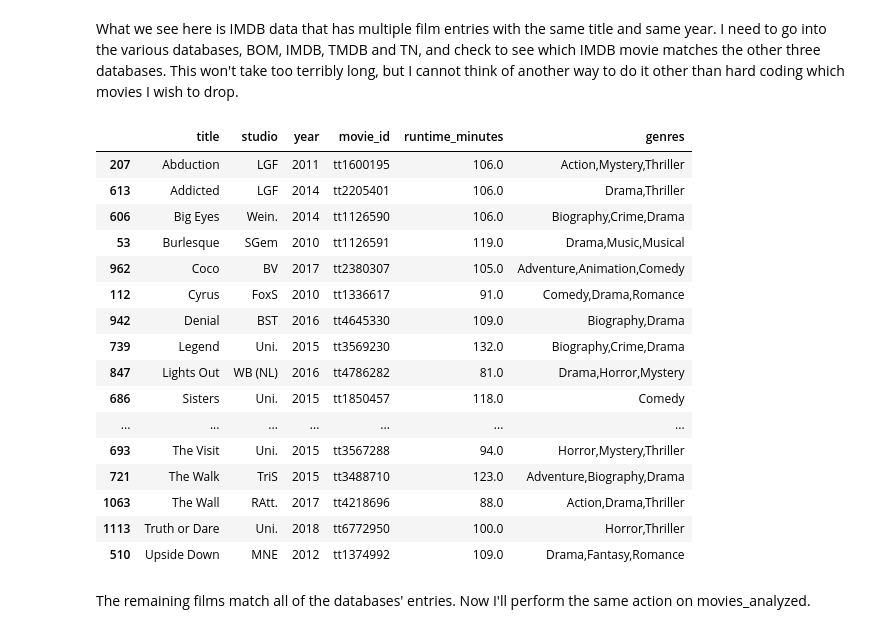
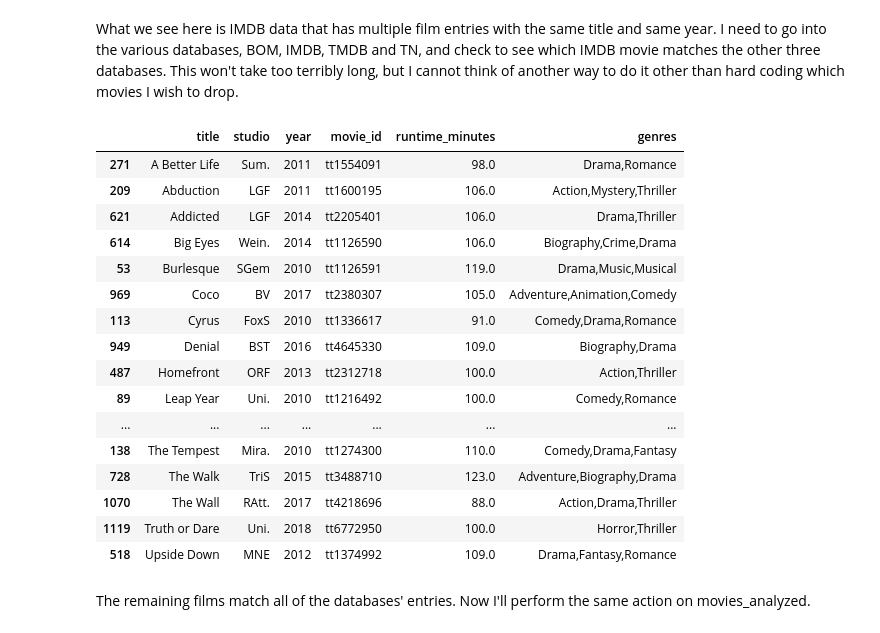
Before and after one commit to FunkyTable/Project-1-Data-Cleaning-of-Movie-Tables, a Jupyter notebook: Project_Notebook.ipynb, the cells around one changed output. Saved outputs shown, nothing was run; the diff lists cells and outputs as text; code cells hidden in the pictures.

```diff
--- a/Project_Notebook.ipynb
+++ b/Project_Notebook.ipynb
@@ -655,7 +673,8 @@ See the caveats in the documentation: https://pandas.pydata.org/pandas-docs/stab
 Again, same titles, different years. We'll drop these.
 # %%
 movies_analyzed.drop(movies_to_drop.index, inplace=True)
-movies_analyzed.drop(movies_analyzed[(movies_analyzed['year'] != movies_analyzed['tn_year'])].index, inplace=True)
+movies_analyzed.drop(movies_analyzed[(movies_analyzed[
+    'year'] != movies_analyzed['tn_year'])].index, inplace=True)
 # %% [markdown]
 I'll check to see what titles are still repeating.
 # %%
@@ -673,11 +692,13 @@ duplicated_titles = movies_analyzed[movies_analyzed['movie_id'].duplicated
                                     (keep=False)].sort_values('title')
 duplicated_titles = duplicated_titles.iloc[:,1:].reset_index()
 duplicated_titles['duped_title'] = duplicated_titles['movie_id'].duplicated()
-duplicated_titles['duped_year'] = duplicated_titles['year'].duplicated().astype(bool)
+duplicated_titles['duped_year'] = duplicated_titles['year'].duplicated(
+).astype(bool)
 duplicated_titles['drop'] = False
 
 for x in range(len(duplicated_titles)):
-    if (duplicated_titles['duped_title'][x] == True and duplicated_titles['duped_year'][x] == True):
+    if (duplicated_titles['duped_title'][x] == True and duplicated_titles[
+        'duped_year'][x] == True):
         duplicated_titles['drop'][x] = True
 
 
@@ -711,7 +732,8 @@ pd.set_option("display.max_rows", 60, "display.max_columns", None)
 # %% [markdown]
 Indeed, if both the title and year are identical, one needs to be dropped. I'll move forward with the drop and check to see if there are still any duplicated movie titles.
 # %%
-duplicated_titles.drop(duplicated_titles[duplicated_titles['drop'] == False].index, inplace=True)
+duplicated_titles.drop(duplicated_titles[duplicated_titles[
+    'drop'] == False].index, inplace=True)
 movies_analyzed.drop(duplicated_titles['level_0'], inplace=True)
 
 movies_analyzed['title'].duplicated().sum()
@@ -722,5 +744,7 @@ Funny enough, there are twenty three pairs, or 46 films, that have the same titl
 # %%
-test = movies_analyzed[movies_analyzed['title'].duplicated(keep=False)].sort_values('title')[['title', 'studio', 'year', 'movie_id','runtime_minutes','genres']]
+test = movies_analyzed[movies_analyzed['title'].duplicated(
+    keep=False)].sort_values('title')[['title', 'studio', 'year', 'movie_id',
+                                       'runtime_minutes','genres']]
 test
 # %% [output]
 |  | title | studio | year | movie_id | runtime_minutes | genres |
@@ -744,35 +768,37 @@ test
 What we see here is IMDB data that has multiple film entries with the same title and same year. I need to go into the various databases, BOM, IMDB, TMDB and TN, and check to see which IMDB movie matches the other three databases. This won't take too terribly long, but I cannot think of another way to do it other than hard coding which movies I wish to drop.
 # %%
 #These are the IMDB movie_id numbers for the films that need to be deleted.
-imposter_films = ['tt2447982', 'tt3435418', 'tt4317898', 'tt1586713',
-                  'tt7002100', 'tt1327709', 'tt5897002', 'tt3381068',
-                  'tt5328340', 'tt4793074', 'tt7785302', 'tt5738152',
-                  'tt1825978', 'tt1472211', 'tt4982356', 'tt6353886',
-                  'tt1683003', 'tt3833746', 'tt2159988', 'tt7578246',
-                  'tt6845582', 'tt6869948', 'tt2105043']
+imposter_films = ['tt2027265', 'tt2447982', 'tt3435418', 'tt4317898',
+                  'tt1586713', 'tt7002100', 'tt1327709', 'tt5897002',
+                  'tt2558484', 'tt1537401', 'tt5328340', 'tt4793074',
+                  'tt7785302', 'tt5738152', 'tt1825978', 'tt1472211',
+                  'tt2926868', 'tt4935746', 'tt4982356', 'tt6353886',
+                  'tt1683003', 'tt2159988', 'tt7578246', 'tt6845582',
+                  'tt6869948', 'tt2105043']
 
-#I'll test to make sure dropping these films will leave me with the ones I want to keep.
+#I'll test to make sure dropping these films will leave me with the ones
+#I want to keep.
 to_drop = test[test['movie_id'].isin(imposter_films)].index
 test.drop(to_drop, inplace=True)
 test.sort_values('title')
 # %% [output]
 |  | title | studio | year | movie_id | runtime_minutes | genres |
-| 207 | Abduction | LGF | 2011 | tt1600195 | 106.0 | Action,Mystery,Thriller |
-| 613 | Addicted | LGF | 2014 | tt2205401 | 106.0 | Drama,Thriller |
-| 606 | Big Eyes | Wein. | 2014 | tt1126590 | 106.0 | Biography,Crime,Drama |
+| 271 | A Better Life | Sum. | 2011 | tt1554091 | 98.0 | Drama,Romance |
+| 209 | Abduction | LGF | 2011 | tt1600195 | 106.0 | Action,Mystery,Thriller |
+| 621 | Addicted | LGF | 2014 | tt2205401 | 106.0 | Drama,Thriller |
+| 614 | Big Eyes | Wein. | 2014 | tt1126590 | 106.0 | Biography,Crime,Drama |
 | 53 | Burlesque | SGem | 2010 | tt1126591 | 119.0 | Drama,Music,Musical |
-| 962 | Coco | BV | 2017 | tt2380307 | 105.0 | Adventure,Animation,Comedy |
-| 112 | Cyrus | FoxS | 2010 | tt1336617 | 91.0 | Comedy,Drama,Romance |
-| 942 | Denial | BST | 2016 | tt4645330 | 109.0 | Biography,Drama |
-| 739 | Legend | Uni. | 2015 | tt3569230 | 132.0 | Biography,Crime,Drama |
-| 847 | Lights Out | WB (NL) | 2016 | tt4786282 | 81.0 | Drama,Horror,Mystery |
-| 686 | Sisters | Uni. | 2015 | tt1850457 | 118.0 | Comedy |
+| 969 | Coco | BV | 2017 | tt2380307 | 105.0 | Adventure,Animation,Comedy |
+| 113 | Cyrus | FoxS | 2010 | tt1336617 | 91.0 | Comedy,Drama,Romance |
+| 949 | Denial | BST | 2016 | tt4645330 | 109.0 | Biography,Drama |
+| 487 | Homefront | ORF | 2013 | tt2312718 | 100.0 | Action,Thriller |
+| 89 | Leap Year | Uni. | 2010 | tt1216492 | 100.0 | Comedy,Romance |
 | ... | ... | ... | ... | ... | ... | ... |
-| 693 | The Visit | Uni. | 2015 | tt3567288 | 94.0 | Horror,Mystery,Thriller |
-| 721 | The Walk | TriS | 2015 | tt3488710 | 123.0 | Adventure,Biography,Drama |
-| 1063 | The Wall | RAtt. | 2017 | tt4218696 | 88.0 | Action,Drama,Thriller |
-| 1113 | Truth or Dare | Uni. | 2018 | tt6772950 | 100.0 | Horror,Thriller |
-| 510 | Upside Down | MNE | 2012 | tt1374992 | 109.0 | Drama,Fantasy,Romance |
+| 138 | The Tempest | Mira. | 2010 | tt1274300 | 110.0 | Comedy,Drama,Fantasy |
+| 728 | The Walk | TriS | 2015 | tt3488710 | 123.0 | Adventure,Biography,Drama |
+| 1070 | The Wall | RAtt. | 2017 | tt4218696 | 88.0 | Action,Drama,Thriller |
+| 1119 | Truth or Dare | Uni. | 2018 | tt6772950 | 100.0 | Horror,Thriller |
+| 518 | Upside Down | MNE | 2012 | tt1374992 | 109.0 | Drama,Fantasy,Romance |
 # %% [markdown]
 The remaining films match all of the databases' entries. Now I'll perform the same action on movies_analyzed.
 # %%
```
Also changed, not shown: parts of 69 cells of this notebook, 3 other files.
